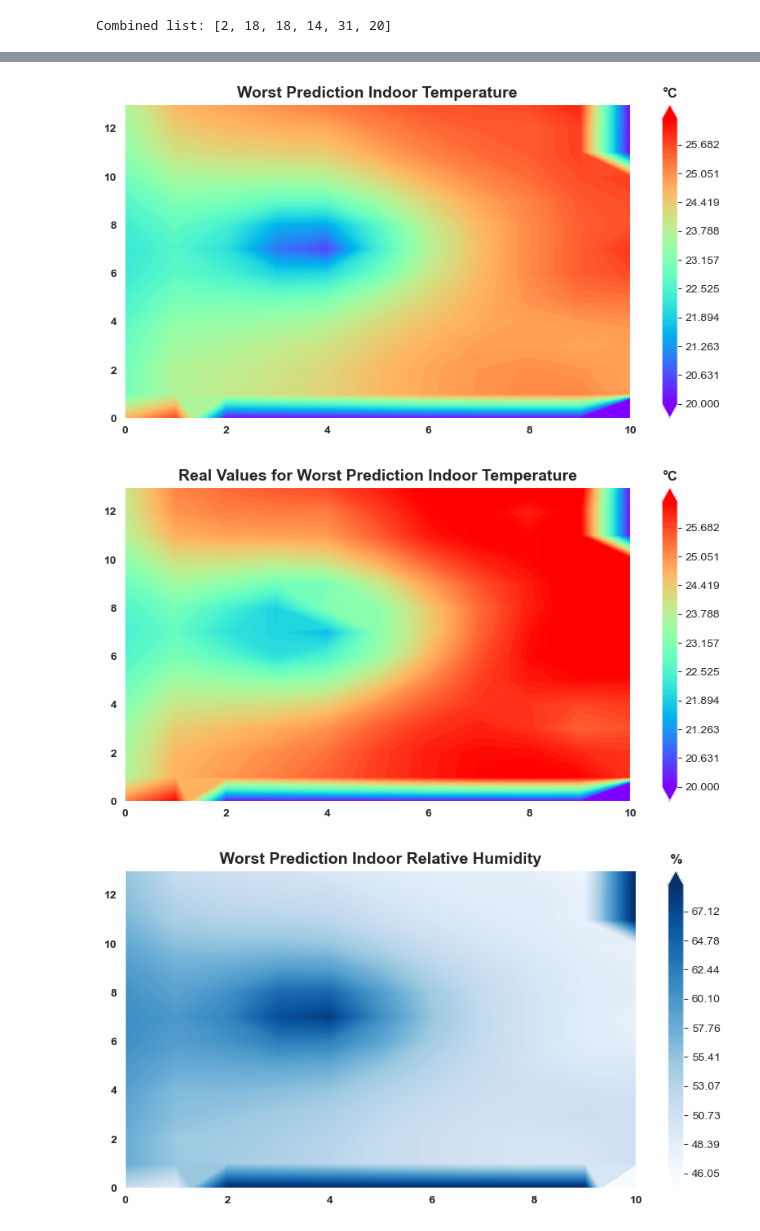
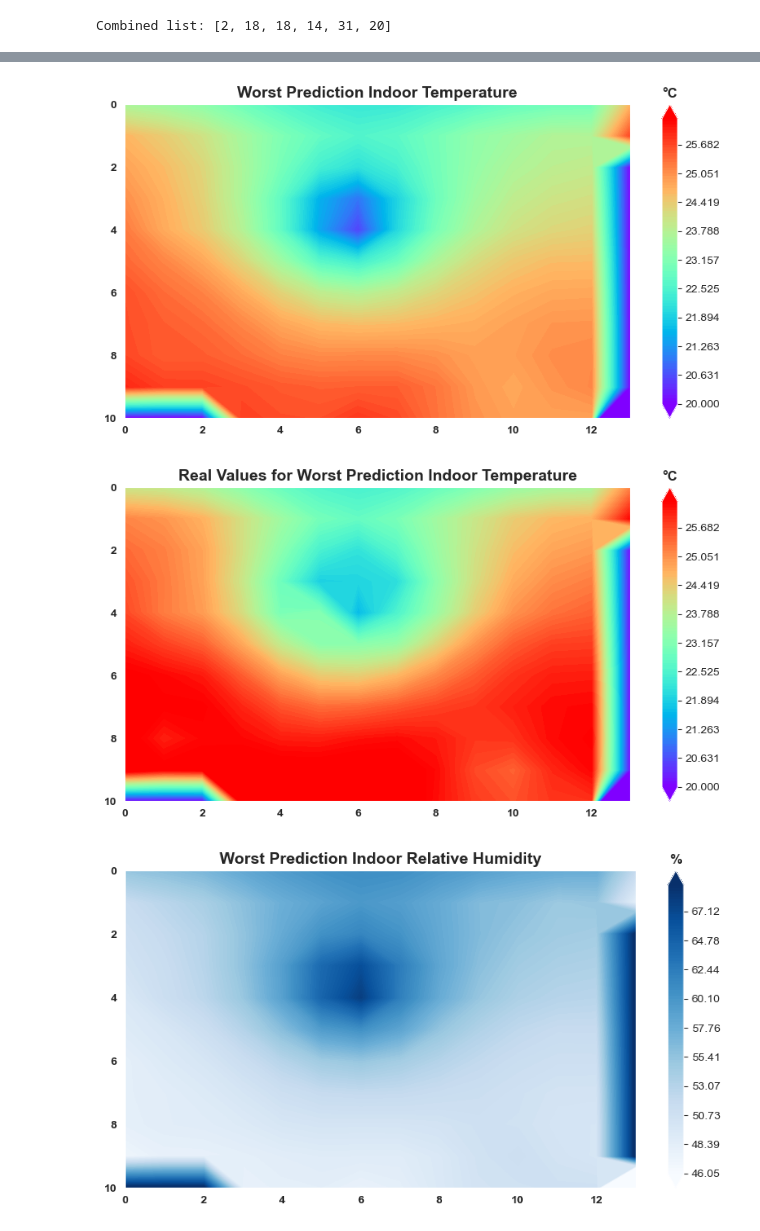
Before and after one commit to athallah-naufal/ML_GreenBuildingANN, a Jupyter notebook: Export Results.ipynb, the cells around one changed output, grey strips where cells are left out. Saved outputs shown, nothing was run; the diff lists cells and outputs as text; code cells hidden in the pictures.

Commit message:
update DataResults

```diff
--- a/Export Results.ipynb
+++ b/Export Results.ipynb
@@ -80,12 +80,12 @@ def calculate_metrics(true, pred):
     return r2, mse, mae
 
 # Load the arrays
-y_test = np.load(f'{file_model_path}Array/y_test_true.npy')
-y_pred = np.load(f'{file_model_path}Array/y_test_pred.npy')
-y_train = np.load(f'{file_model_path}Array/y_train_true.npy')
-y_pred_train = np.load(f'{file_model_path}Array/y_train_pred.npy')
-test_indices = np.load(f'{file_model_path}Array/test_indices.npy')
-train_indices = np.load(f'{file_model_path}Array/train_indices.npy')
+y_test = np.load('Array/y_test_true.npy')
+y_pred = np.load('Array/y_test_pred.npy')
+y_train = np.load('Array/y_train_true.npy')
+y_pred_train = np.load('Array/y_train_pred.npy')
+test_indices = np.load('Array/test_indices.npy')
+train_indices = np.load('Array/train_indices.npy')
 
 # Training Metrics
 r2_train, mse_train, mae_train = calculate_metrics(y_train, y_pred_train)
@@ -106,8 +106,8 @@ print(f"  MSE: {mse_test:.4f}")
 print(f"  MAE: {mae_test:.4f}")
 
 # Load the scalers
-scaler_X = joblib.load('D:/Cloud Folder/OneDrive - UGM 365/(00) Penelitian TF/Model/Scaler_X.joblib')
-scaler_y = joblib.load('D:/Cloud Folder/OneDrive - UGM 365/(00) Penelitian TF/Model/Scaler_y.joblib')
+scaler_X = joblib.load('Model/Scaler_X.joblib')
+scaler_y = joblib.load('Model/Scaler_y.joblib')
 
 # Inverse transform the predictions and true values to original scale
 y_test_orig = scaler_y.inverse_transform(y_test)
@@ -312,7 +312,7 @@ import matplotlib.pyplot as plt
 import os
 # %%
 # Load the spreadsheet
-file_path = f'{file_model_path}Excel/Summary.xlsx'
+file_path = 'Excel/Summary.xlsx'
 df = pd.read_excel(file_path)
 
 # Remove the first column
@@ -350,7 +350,7 @@ def case_plot(value):
         return "Default case"
 # %%
 # Load the spreadsheet and specify the sheet name
-file_path = f'{file_model_path}Excel/Data Results.xlsx'  # Replace with your actual file path
+file_path = 'Excel/Data Results.xlsx'  # Replace with your actual file path
 
 # Function to calculate the percentile-based vmin and vmax
 def get_vmin_vmax(data, lower_percentile=5, upper_percentile=95):
@@ -359,7 +359,7 @@ def get_vmin_vmax(data, lower_percentile=5, upper_percentile=95):
     return vmin, vmax
 
 # Directory to save the heatmap images
-output_dir = f'{file_model_path}/Gambar/Best Worst'  # Replace with your desired output directory
+output_dir = 'Gambar/Best Worst'  # Replace with your desired output directory
 
 # Ensure the directory exists
 os.makedirs(output_dir, exist_ok=True)
@@ -391,14 +391,12 @@ for loop1 in loop1_values:
 
         # Adjust the reshaping to fit a 14x11 grid (correcting the size)
         data_matrix_pred = np.pad(data, (0, 1), mode='constant').reshape(11, 14)
-        data_matrix_pred = data_matrix_pred.transpose()
 
         # Remove the first row (header) and first column
         data = df.iloc[1:, 4+j_value].values
 
         # Adjust the reshaping to fit a 14x11 grid (correcting the size)
         data_matrix_real = np.pad(data, (0, 1), mode='constant').reshape(11, 14)
-        data_matrix_real = data_matrix_real.transpose()
 
         # Combine predict and real data
         combined_array = np.concatenate((data_matrix_pred.flatten(), data_matrix_real.flatten()))
@@ -409,8 +407,8 @@ for loop1 in loop1_values:
         # Create contour heatmap with smoother gradation and "plasma" colormap
         plt.figure(figsize=(10, 5))
         # Create a grid for X and Y axes
-        x = np.arange(11)  # X-axis (14 columns)
-        y = np.arange(14)[::-1]  # Y-axis (11 rows), reversed to mirror
+        x = np.arange(14)  # X-axis (14 columns)
+        y = np.arange(11)  # Y-axis (11 rows), reversed to mirror
 
         X, Y = np.meshgrid(x, y)
 
@@ -428,6 +426,8 @@ for loop1 in loop1_values:
         plt.xticks(fontsize=10, fontweight='bold')
         plt.yticks(fontsize=10, fontweight='bold')
         plt.gca().tick_params(axis='both', which='major', labelsize=10, width=2)
+        # Invert the y-axis so 0 is at the top
+        plt.gca().invert_yaxis()
         for label in plt.gca().get_xticklabels():
             label.set_fontweight('bold')
         for label in plt.gca().get_yticklabels():
@@ -445,8 +445,8 @@ for loop1 in loop1_values:
         # Create contour heatmap with smoother gradation and "plasma" colormap
         plt.figure(figsize=(10, 5))
         # Create a grid for X and Y axes
-        x = np.arange(11)  # X-axis (14 columns)
-        y = np.arange(14)[::-1]  # Y-axis (11 rows), reversed to mirror
+        x = np.arange(14)  # X-axis (14 columns)
+        y = np.arange(11)  # Y-axis (11 rows), reversed to mirror
 
         X, Y = np.meshgrid(x, y)
 
@@ -464,6 +464,8 @@ for loop1 in loop1_values:
         plt.xticks(fontsize=10, fontweight='bold')
         plt.yticks(fontsize=10, fontweight='bold')
         plt.gca().tick_params(axis='both', which='major', labelsize=10, width=2)
+        # Invert the y-axis so 0 is at the top
+        plt.gca().invert_yaxis()
         for label in plt.gca().get_xticklabels():
             label.set_fontweight('bold')
         for label in plt.gca().get_yticklabels():
@@ -484,3 +486,3 @@ for loop1 in loop1_values:
-[figure, old version]
+[figure, new version]
-[figure, old version]
+[figure, new version]
-[figure, old version]
+[figure, new version]
```
Also changed, not shown: parts of 9 cells of this notebook, 14 other files.
